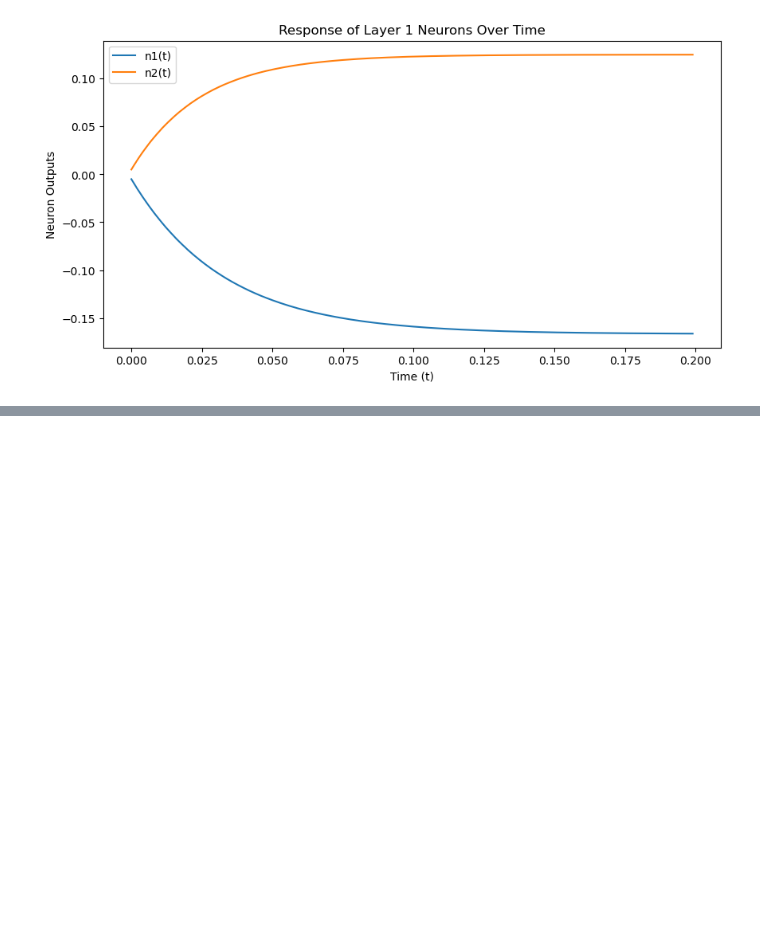
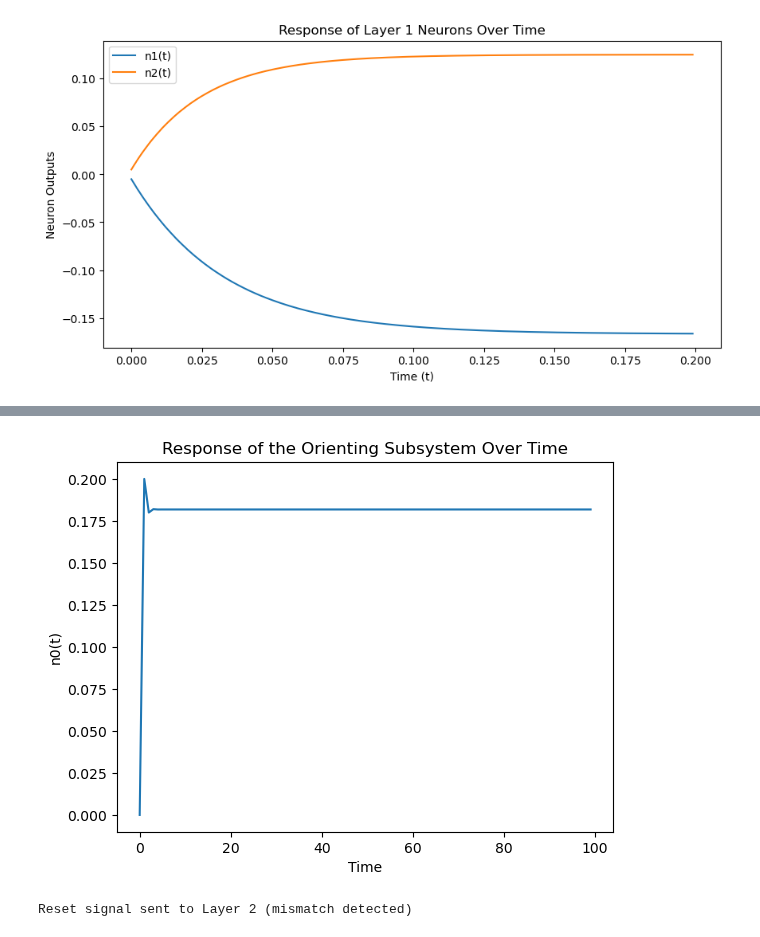
Before and after one commit to rocky115/DeepMythomatics, a Jupyter notebook: The_First_Chakra_Biswakarmaa/CHapter-5/Chapter5.1_The_Dadhi Sagar_Resonance.ipynb, the cells around one changed output, grey strips where cells are left out. Saved outputs shown, nothing was run; the diff lists cells and outputs as text; code cells hidden in the pictures; blank space fills up the shorter version.

```diff
--- a/The_First_Chakra_Biswakarmaa/CHapter-5/Chapter5.1_The_Dadhi Sagar_Resonance.ipynb
+++ b/The_First_Chakra_Biswakarmaa/CHapter-5/Chapter5.1_The_Dadhi Sagar_Resonance.ipynb
@@ -519,0 +856,52 @@ plt.show()
+# %%
+# Import Seaborn and Matplotlib for plotting
+import seaborn as sns
+import matplotlib.pyplot as plt
+
+# Initialize constants for the Orienting Subsystem
+epsilon = 0.1  # time constant
+alpha = 3      # excitatory input multiplier
+beta = 4       # inhibitory input multiplier
+rho = 0.75     # vigilance parameter
+p = [1, 1]     # input pattern vector (binary values)
+a = [1, 0]     # L2-L1 expectation vector (binary values)
+
+# Define the function to calculate dn/dt based on the current state
+def calculate_dn_dt(n0, p, a):
+    # Excitatory and inhibitory inputs based on the summation and scaling
+    excitatory_input = alpha * sum(p)  # excitatory contribution from p
+    inhibitory_input = beta * sum(a)   # inhibitory contribution from a
+    # Differential equation calculation
+    dn_dt = -n0 + (1 - n0) * excitatory_input - (n0 + 1) * inhibitory_input
+    return dn_dt
+
+# Simulation parameters
+time_steps = 100  # Number of time steps for the simulation
+n0_values = [0]   # Initialize n0 with an initial value of 0
+
+# Simulate the system dynamics over time
+for t in range(1, time_steps):
+    n0_current = n0_values[-1]
+    # Calculate the change in n0 for the current time step
+    delta_n0 = epsilon * calculate_dn_dt(n0_current, p, a)
+    # Update n0 and append it to the list of values
+    n0_new = n0_current + delta_n0
+    n0_values.append(n0_new)
+
+# Plot the response of the Orienting Subsystem over time
+time = list(range(time_steps))
+sns.lineplot(x=time, y=n0_values)
+plt.xlabel("Time")
+plt.ylabel("n0(t)")
+plt.title("Response of the Orienting Subsystem Over Time")
+plt.show()
+
+# Calculate if a reset signal is needed
+match_ratio = sum(a) / sum(p) if sum(p) != 0 else 0  # avoid division by zero
+if match_ratio < rho:
+    print("Reset signal sent to Layer 2 (mismatch detected)")
+else:
+    print("No reset signal sent (sufficient match)")
+# %% [output]
+[figure, added]
+Reset signal sent to Layer 2 (mismatch detected)
```
Also changed, not shown: parts of 13 cells of this notebook.
